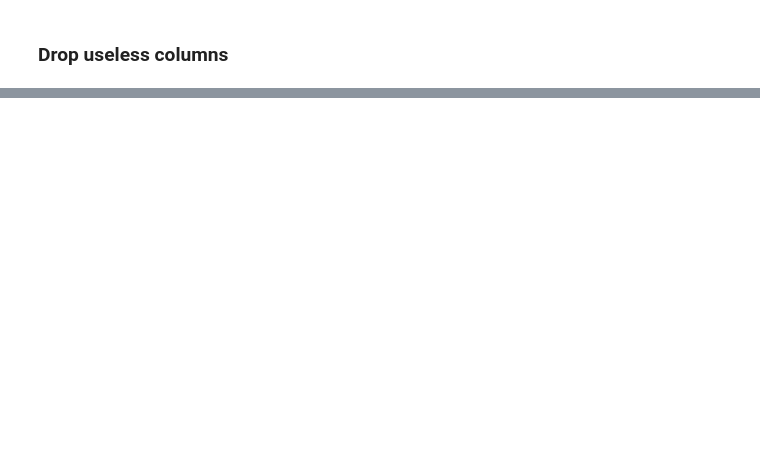
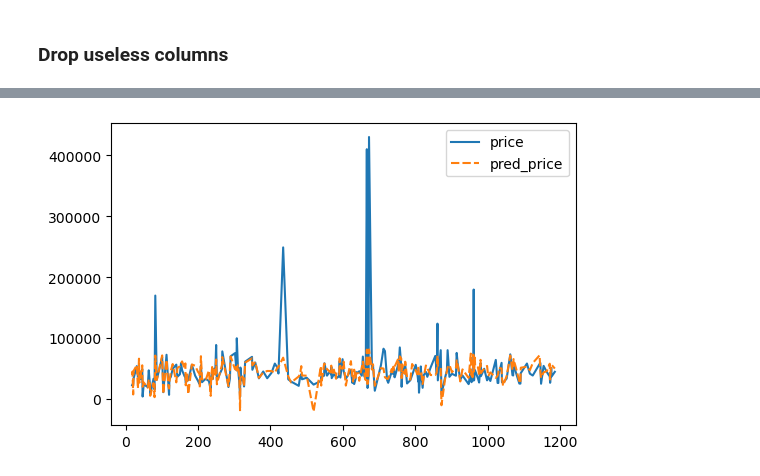
Before and after one commit to ImNotDarren/CarPricePrediction, a Jupyter notebook: car_price_prediction.ipynb, the cells around one changed output, grey strips where cells are left out. Saved outputs shown, nothing was run; the diff lists cells and outputs as text; code cells hidden in the pictures; blank space fills up the shorter version.

```diff
--- a/car_price_prediction.ipynb
+++ b/car_price_prediction.ipynb
@@ -198,0 +204,4 @@ df.head()
+# %%
+# drop columns not used for now
+drop_column_names = ['make', 'model']
+df = df.drop(columns = drop_column_names, axis=1)
@@ -198,0 +212,2 @@ df.head()
+# %%
+train_df, test_df = train_test_split(df, test_size=0.2)
@@ -198,0 +235,9 @@ df.head()
+# %%
+# model.predict(X_test)
+plt.figure(dpi=100)
+df_res = pd.DataFrame()
+df_res['price'] = y_test
+df_res['pred_price'] = model.predict(X_test)
+ax = sns.lineplot(data=df_res)
+# %% [output]
+[figure, added]
```
Also changed, not shown: parts of 21 cells of this notebook.
